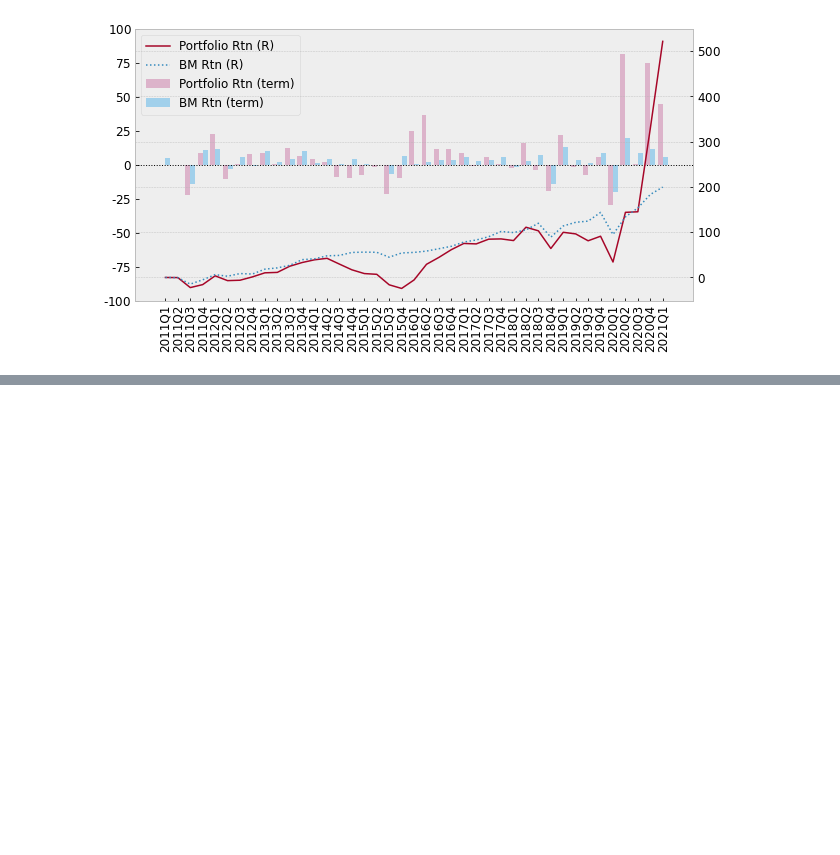
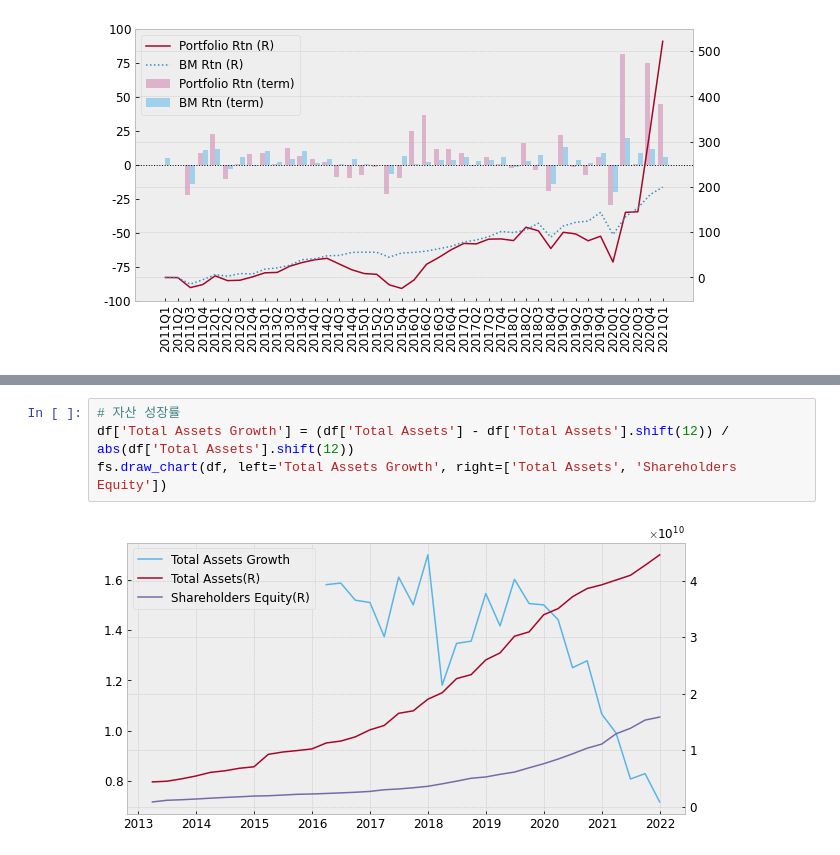
Before and after one commit to duckbill413/software-lecture, a Jupyter notebook: lecture5_2.ipynb, the cells around one changed output, grey strips where cells are left out. Drawn from its saved outputs; the diff is of its cells as text; blank space fills up the shorter version.

```diff
--- a/lecture5_2.ipynb
+++ b/lecture5_2.ipynb
@@ -281,0 +314,6 @@ fs.draw_return(df)
+# %%
+# 자산 성장률
+df['Total Assets Growth'] = (df['Total Assets'] - df['Total Assets'].shift(12)) / abs(df['Total Assets'].shift(12))
+fs.draw_chart(df, left='Total Assets Growth', right=['Total Assets', 'Shareholders Equity'])
+# %% [output]
+[figure, added]
```
Also changed, not shown: parts of 38 cells of this notebook.
